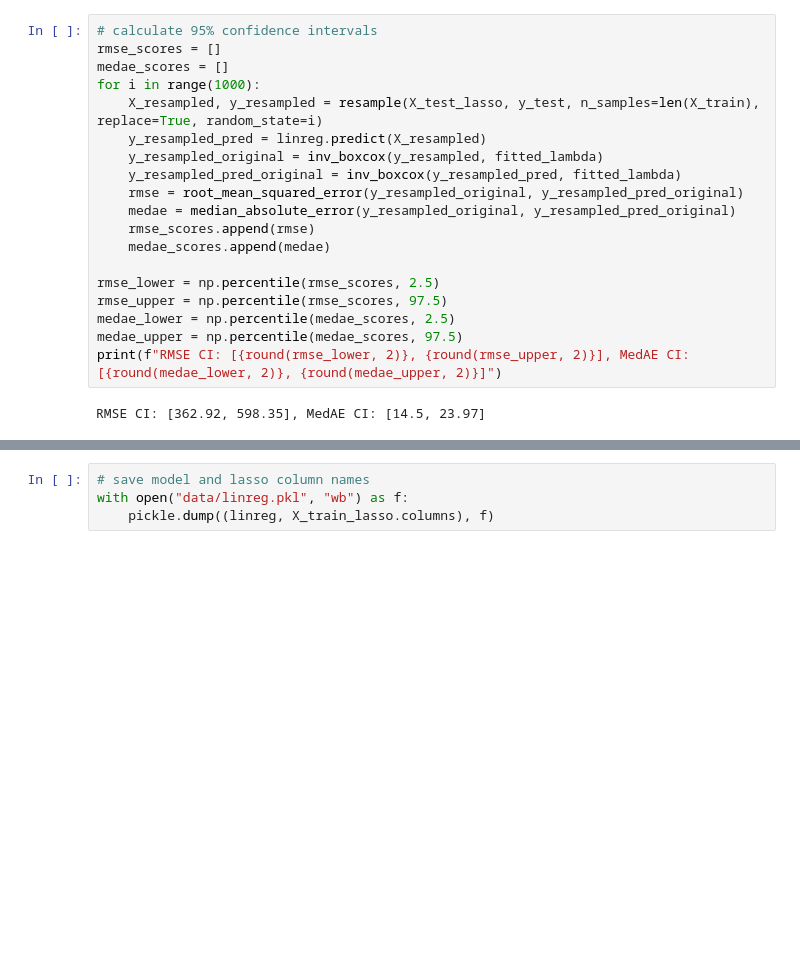
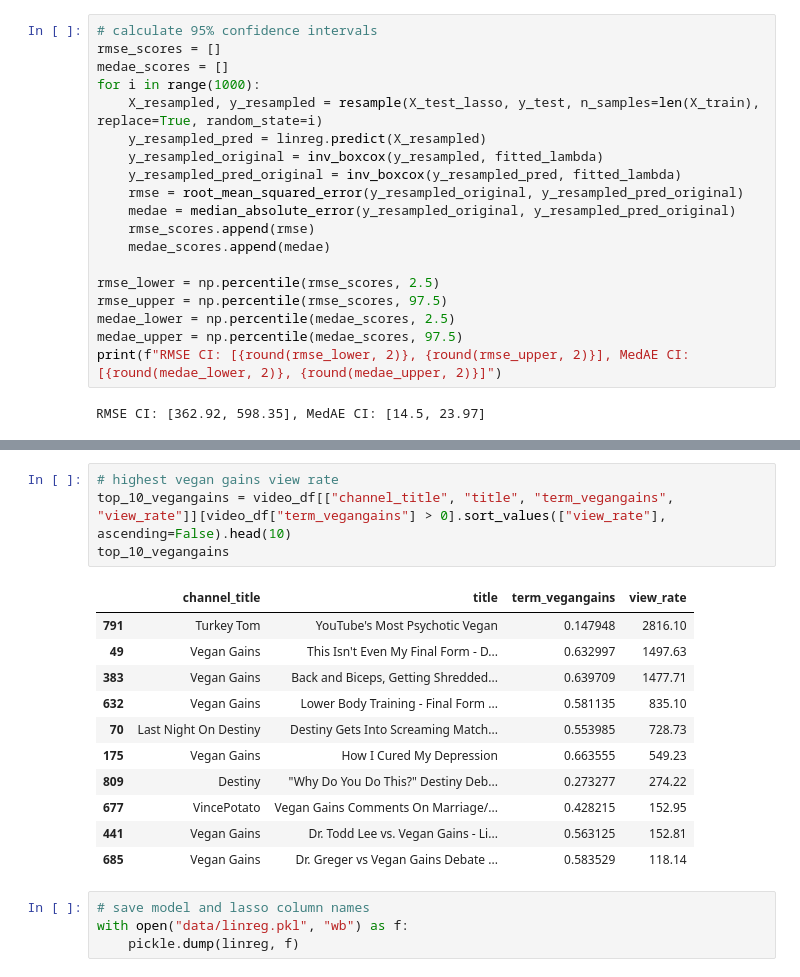
Before and after one commit to gh4rris/vegan_youtube, a Jupyter notebook: 03_modeling_linreg.ipynb, the cells around one changed output, grey strips where cells are left out. Cells and saved outputs as stored; diff of their text form; blank space fills up the shorter version.

```diff
--- a/03_modeling_linreg.ipynb
+++ b/03_modeling_linreg.ipynb
@@ -159,4 +233,20 @@ plt.savefig("images/linreg_residual_plot")
+# %%
+# highest vegan gains view rate
+top_10_vegangains = video_df[["channel_title", "title", "term_vegangains", "view_rate"]][video_df["term_vegangains"] > 0].sort_values(["view_rate"], ascending=False).head(10)
+top_10_vegangains
+# %% [output]
+|  | channel_title | title | term_vegangains | view_rate |
+| 791 | Turkey Tom | YouTube's Most Psychotic Vegan | 0.147948 | 2816.10 |
+| 49 | Vegan Gains | This Isn't Even My Final Form - D... | 0.632997 | 1497.63 |
+| 383 | Vegan Gains | Back and Biceps, Getting Shredded... | 0.639709 | 1477.71 |
+| 632 | Vegan Gains | Lower Body Training - Final Form ... | 0.581135 | 835.10 |
+| 70 | Last Night On Destiny | Destiny Gets Into Screaming Match... | 0.553985 | 728.73 |
+| 175 | Vegan Gains | How I Cured My Depression | 0.663555 | 549.23 |
+| 809 | Destiny | "Why Do You Do This?" Destiny Deb... | 0.273277 | 274.22 |
+| 677 | VincePotato | Vegan Gains Comments On Marriage/... | 0.428215 | 152.95 |
+| 441 | Vegan Gains | Dr. Todd Lee vs. Vegan Gains - Li... | 0.563125 | 152.81 |
+| 685 | Vegan Gains | Dr. Greger vs Vegan Gains Debate ... | 0.583529 | 118.14 |
 # %%
 # save model and lasso column names
 with open("data/linreg.pkl", "wb") as f:
-    pickle.dump((linreg, X_train_lasso.columns), f)
+    pickle.dump(linreg, f)
```
Also changed, not shown: parts of 5 cells of this notebook, 4 other files.
